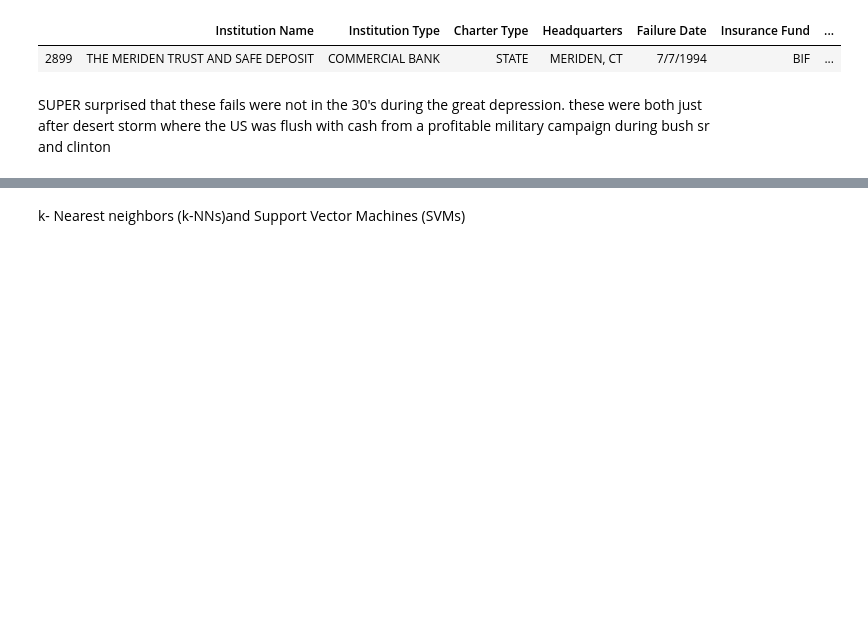
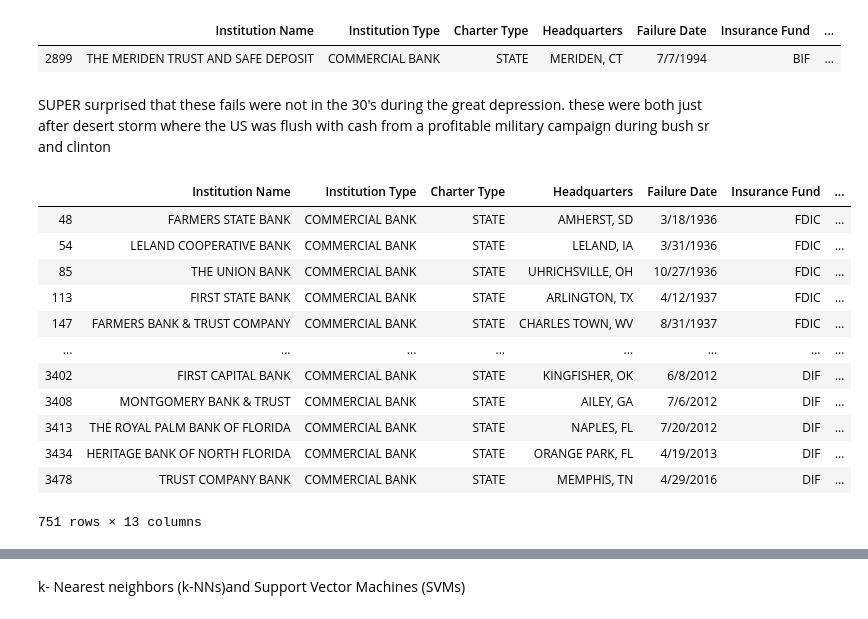
Before and after one commit to MissAle17/Bank_Failures, a Jupyter notebook: Bank_fails.ipynb, the cells around one changed output, grey strips where cells are left out. Drawn from its saved outputs; the diff is of its cells as text; code cells hidden in the pictures; blank space fills up the shorter version.

```diff
--- a/Bank_fails.ipynb
+++ b/Bank_fails.ipynb
@@ -186,0 +185,16 @@ df[]
+# %%
+df[df['Total Assets'] <= df['Total Deposits']]
+# %% [output]
+|  | Institution Name | Institution Type | Charter Type | Headquarters | Failure Date | Insurance Fund | ... |
+| 48 | FARMERS STATE BANK | COMMERCIAL BANK | STATE | AMHERST, SD | 3/18/1936 | FDIC | ... |
+| 54 | LELAND COOPERATIVE BANK | COMMERCIAL BANK | STATE | LELAND, IA | 3/31/1936 | FDIC | ... |
+| 85 | THE UNION BANK | COMMERCIAL BANK | STATE | UHRICHSVILLE, OH | 10/27/1936 | FDIC | ... |
+| 113 | FIRST STATE BANK | COMMERCIAL BANK | STATE | ARLINGTON, TX | 4/12/1937 | FDIC | ... |
+| 147 | FARMERS BANK & TRUST COMPANY | COMMERCIAL BANK | STATE | CHARLES TOWN, WV | 8/31/1937 | FDIC | ... |
+| ... | ... | ... | ... | ... | ... | ... | ... |
+| 3402 | FIRST CAPITAL BANK | COMMERCIAL BANK | STATE | KINGFISHER, OK | 6/8/2012 | DIF | ... |
+| 3408 | MONTGOMERY BANK & TRUST | COMMERCIAL BANK | STATE | AILEY, GA | 7/6/2012 | DIF | ... |
+| 3413 | THE ROYAL PALM BANK OF FLORIDA | COMMERCIAL BANK | STATE | NAPLES, FL | 7/20/2012 | DIF | ... |
+| 3434 | HERITAGE BANK OF NORTH FLORIDA | COMMERCIAL BANK | STATE | ORANGE PARK, FL | 4/19/2013 | DIF | ... |
+| 3478 | TRUST COMPANY BANK | COMMERCIAL BANK | STATE | MEMPHIS, TN | 4/29/2016 | DIF | ... |
+751 rows × 13 columns
```
Also changed, not shown: parts of 3 cells of this notebook.
